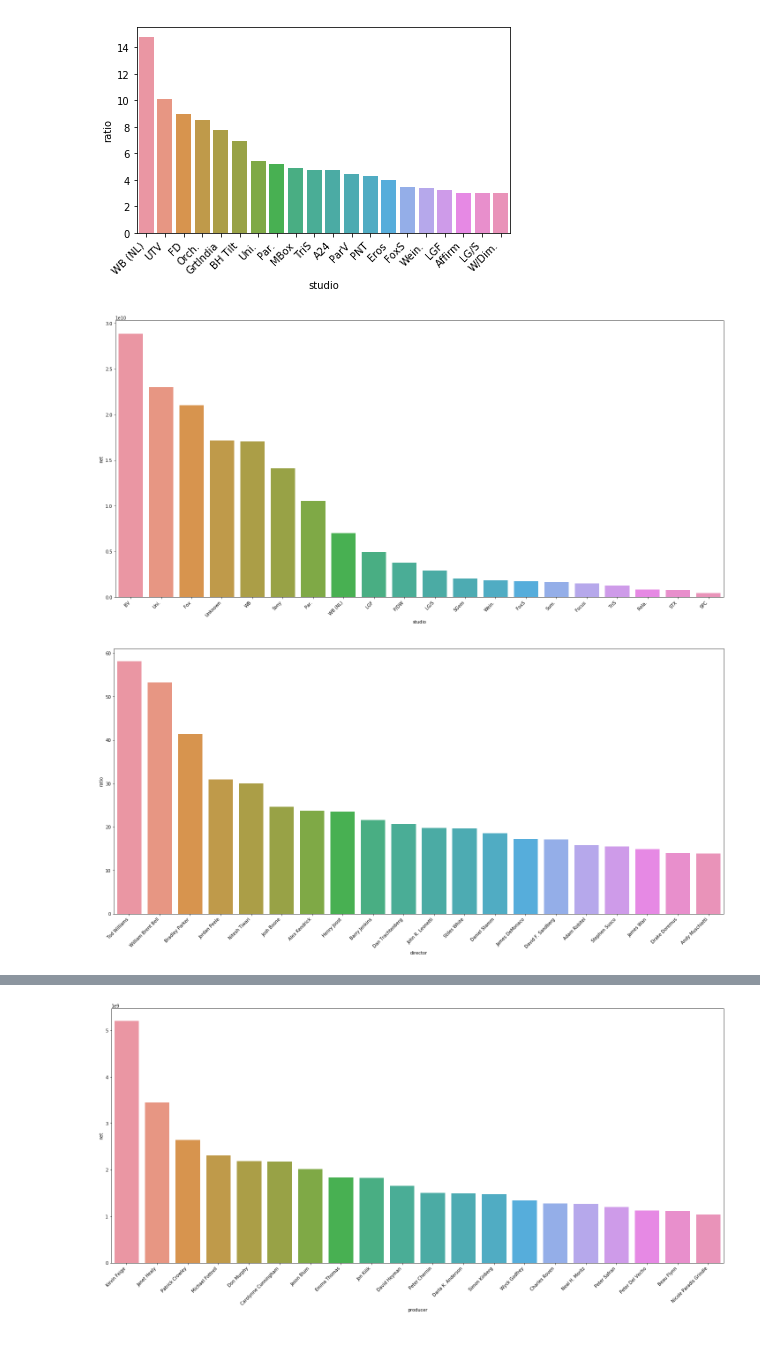
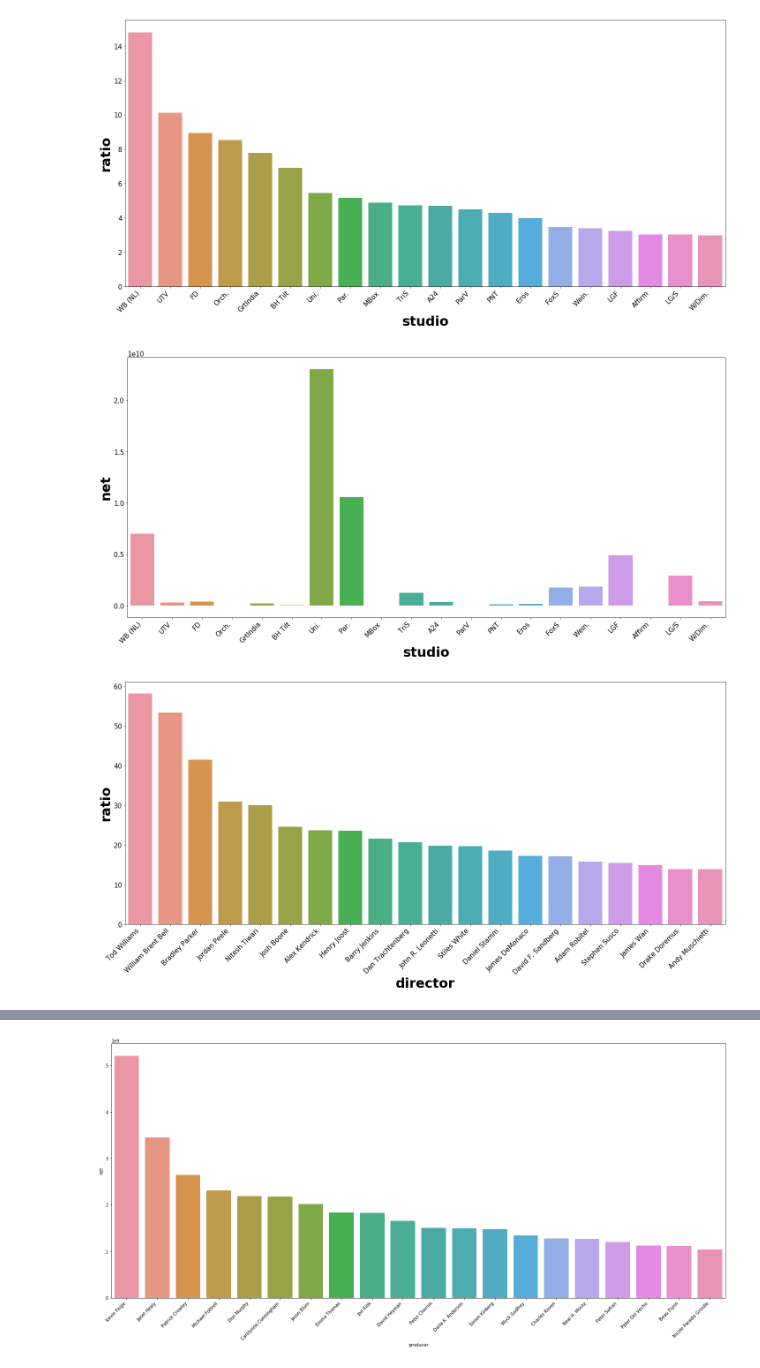
Before and after one commit to khayes847/mod-1-project, a Jupyter notebook: Project_Kyle.ipynb, the cells around one changed output, grey strips where cells are left out. Saved outputs shown, nothing was run; the diff lists cells and outputs as text; code cells hidden in the pictures.

```diff
--- a/Project_Kyle.ipynb
+++ b/Project_Kyle.ipynb
@@ -146,40 +146,46 @@ producer_ratio_mean = merged_df_cleaned.groupby(['producer']).ratio.mean().sort_
 # %%
 # Make a barplot - top 20 studios by ROI
 top_20_studios_ROI = (merged_df_cleaned.groupby('studio')['net', 'ratio'].agg({'net': 'sum', 'ratio': 'mean'}).sort_values(by='ratio', ascending=False))[:20].reset_index()
 ax = sns.barplot(x = top_20_studios_ROI['studio'], y = top_20_studios_ROI['ratio'])
 ax.set_xticklabels(ax.get_xticklabels(), rotation=45, ha="right")
 plt.rcParams["figure.figsize"] = (20, 10)
-plt.rcParams["xtick.labelsize"] = 10
-plt.rcParams["ytick.labelsize"] = 10
+plt.rcParams["xtick.labelsize"] = 15
+plt.rcParams["ytick.labelsize"] = 15
+plt.rcParams["axes.labelsize"] = 30
+plt.rcParams["axes.labelweight"] = 'bold'
 plt.tight_layout()
 plt.show()
 # %% [output]
-[figure, old version]
+[figure, new version]
 # %%
 # Make a barplot - top 20 studios by net profit
-top_20_studios_gross = (merged_df_cleaned.groupby('studio')['net', 'ratio'].agg({'net': 'sum', 'ratio': 'mean'}).sort_values(by='net', ascending=False))[:20].reset_index()
+top_20_studios_gross = (merged_df_cleaned.groupby('studio')['net', 'ratio'].agg({'net': 'sum', 'ratio': 'mean'}).sort_values(by='ratio', ascending=False))[:20].reset_index()
 ax = sns.barplot(x = top_20_studios_gross['studio'], y = top_20_studios_gross['net'])
 ax.set_xticklabels(ax.get_xticklabels(), rotation=45, ha="right")
 plt.rcParams["figure.figsize"] = (20, 10)
-plt.rcParams["xtick.labelsize"] = 10
-plt.rcParams["ytick.labelsize"] = 10
+plt.rcParams["xtick.labelsize"] = 15
+plt.rcParams["ytick.labelsize"] = 15
+plt.rcParams["axes.labelsize"] = 30
+plt.rcParams["axes.labelweight"] = 'bold'
 plt.tight_layout()
 plt.show()
 # %% [output]
-[figure, old version]
+[figure, new version]
 # %%
 #Make a barplot - top 20 directors by ROI
 top_20_directors_ROI = (merged_df_cleaned.groupby('director')['net', 'ratio'].agg({'net': 'sum', 'ratio': 'mean'}).sort_values(by='ratio', ascending=False))[1:21].reset_index()
 ax = sns.barplot(x = top_20_directors_ROI['director'], y = top_20_directors_ROI['ratio'])
 ax.set_xticklabels(ax.get_xticklabels(), rotation=45, ha="right")
 plt.rcParams["figure.figsize"] = (20, 10)
-plt.rcParams["xtick.labelsize"] = 10
-plt.rcParams["ytick.labelsize"] = 10
+plt.rcParams["xtick.labelsize"] = 15
+plt.rcParams["ytick.labelsize"] = 15
+plt.rcParams["axes.labelsize"] = 30
+plt.rcParams["axes.labelweight"] = 'bold'
 plt.tight_layout()
 plt.show()
 # N.B. - Dropped Travis Cluff due to assumed outlier status.
 # %% [output]
-[figure, old version]
+[figure, new version]
 # %%
 #Make a barplot - top 20 directors by net profit
 top_20_directors_gross = (merged_df_cleaned.groupby('director')['net', 'ratio'].agg({'net': 'sum', 'ratio': 'mean'}).sort_values(by='net', ascending=False))[1:21].reset_index()
```
Also changed, not shown: parts of 8 cells of this notebook, 2 other files.
